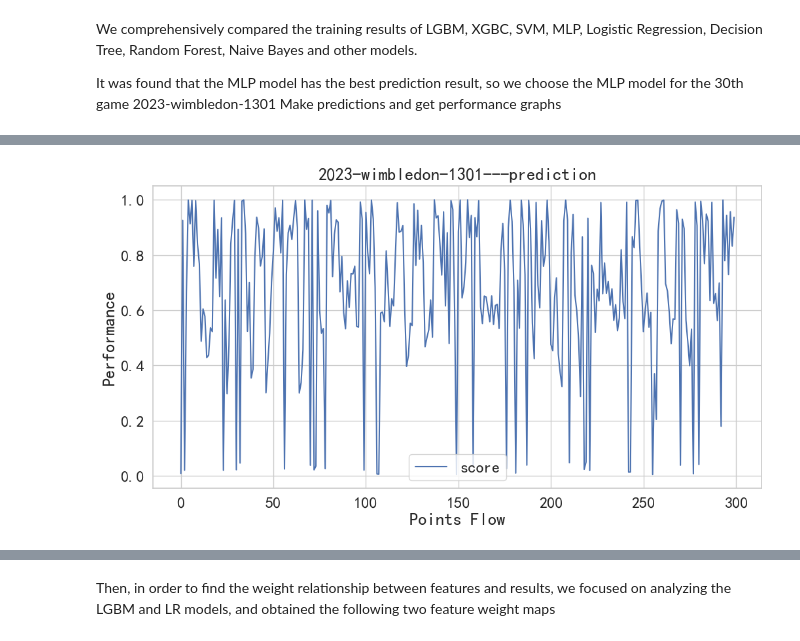
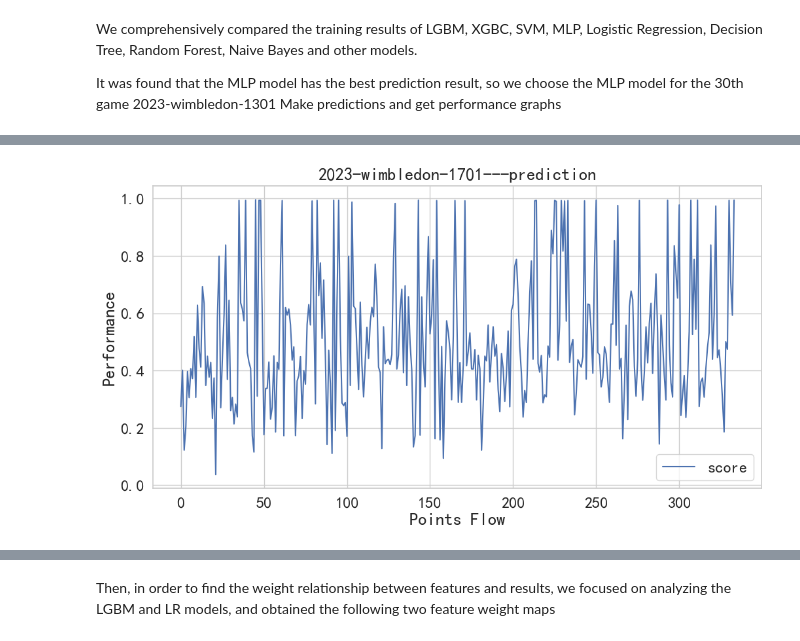
Before and after one commit to Jack-Huang02/MCM-C-Momentum-in-Tennis, a Jupyter notebook: tennis.ipynb, the cells around one changed output, grey strips where cells are left out. Cells and saved outputs as stored; diff of their text form; code cells hidden in the pictures.

```diff
--- a/tennis.ipynb
+++ b/tennis.ipynb
@@ -198,14 +193,15 @@ We comprehensively compared the training results of LGBM, XGBC, SVM, MLP, Logist
 It was found that the MLP model has the best prediction result, so we choose the MLP model for the 30th game 2023-wimbledon-1301
  Make predictions and get performance graphs
 # %%
-index = data[data.match_id==0].index # 取出第一场比赛的索引列表
+index = data[data.match_id==30].index # 取出第一场比赛的索引列表
 test = data.iloc[index] # 从预处理数据中取出第一场比赛，用来验证模型
 print(index)
 train = data.drop(index,axis=0) # 从原数据中剔除第一场比赛的三百条记录作为训练数据集
-model = MLPClassifier(random_state=5) # 实例化神经网络模型
+model = LGBMClassifier(random_state=30) # 实例化LGBM模型
 model.fit(train[columns].values,train['p1_label'].values) # 训练模型
 pred = model.predict_proba(test[columns].values) # 得到每一行输出在0和1的概率，第一列表示0的概率，第二列表示1的概率
 pred = pd.DataFrame({'score':pred[:,1]}) # 0的概率表示输球概率，1的概率表示赢球概率，因此只取处pred列表的第二列
 pred_01 = model.predict(test[columns].values)
-pred_01 = pd.DataFrame(pred_01)
+pred_01 = pd.DataFrame({'label':pred_01})
+test.reset_index(drop=True, inplace=True)
 # %% [output]
@@ -232,17 +220,16 @@ pred
 # %%
 import seaborn as sns
 sns.set(font= "simhei",style="whitegrid",font_scale=1.6)
 import matplotlib
 matplotlib.rcParams['axes.unicode_minus']=False # 解决坐标轴的负号显示问题
 import matplotlib.pyplot as plt
 
-
 pred.plot(kind = "line",figsize = (12,6)) #颜色,matplotlib
 plt.xticks(rotation=0)
 plt.xlabel("Points Flow")
 plt.ylabel("Performance")
-plt.title('2023-wimbledon-1301---prediction')
-plt.savefig('results\\match_flow_prediction.png',dpi=500)
+plt.title('2023-wimbledon-1701---prediction')
+#plt.savefig('results\\Q3-match_flow_prediction.png',dpi=500)
 plt.show()
 # %% [output]
-[figure, old version]
+[figure, new version]
```
Also changed, not shown: parts of 12 cells of this notebook.
